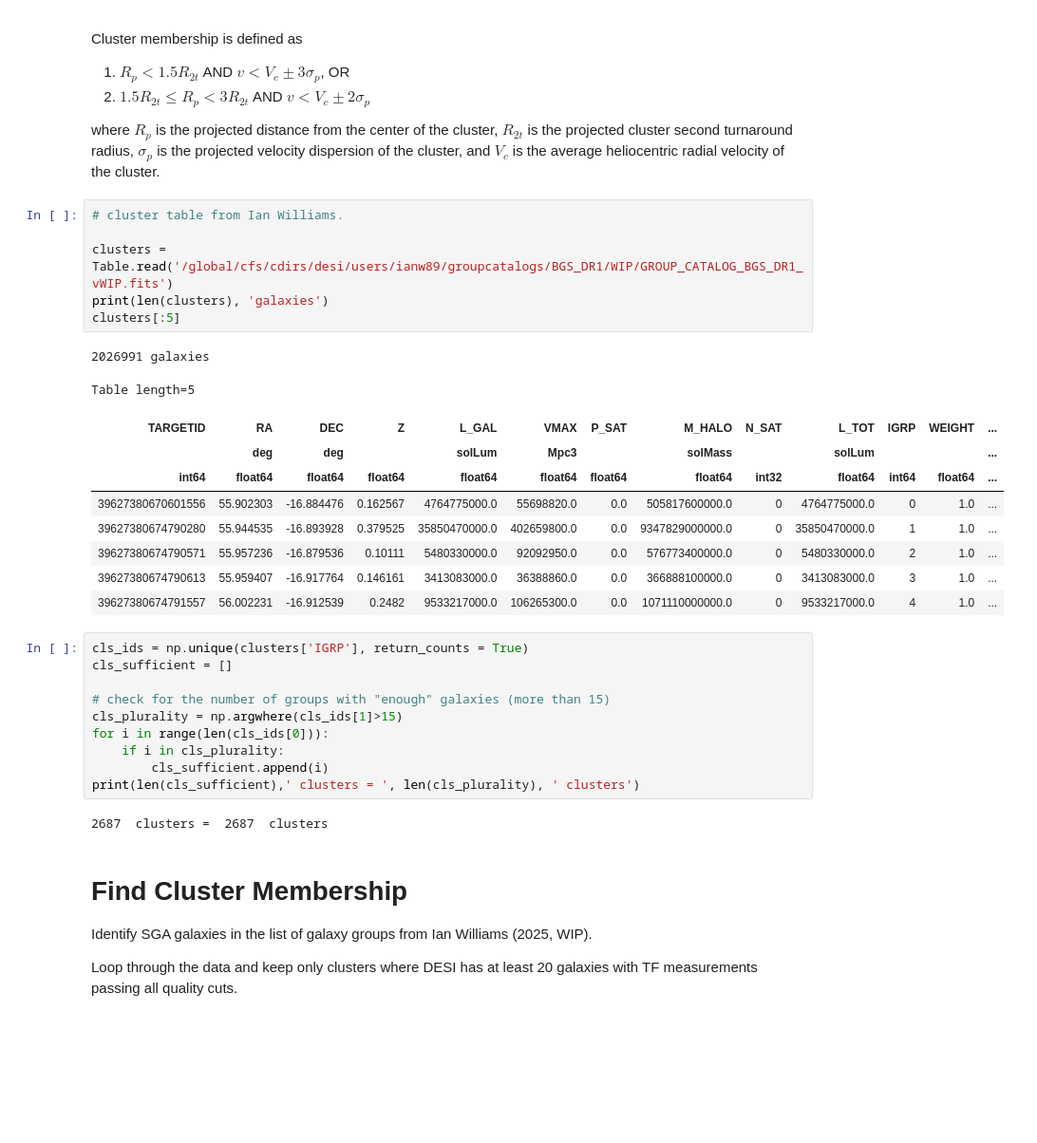
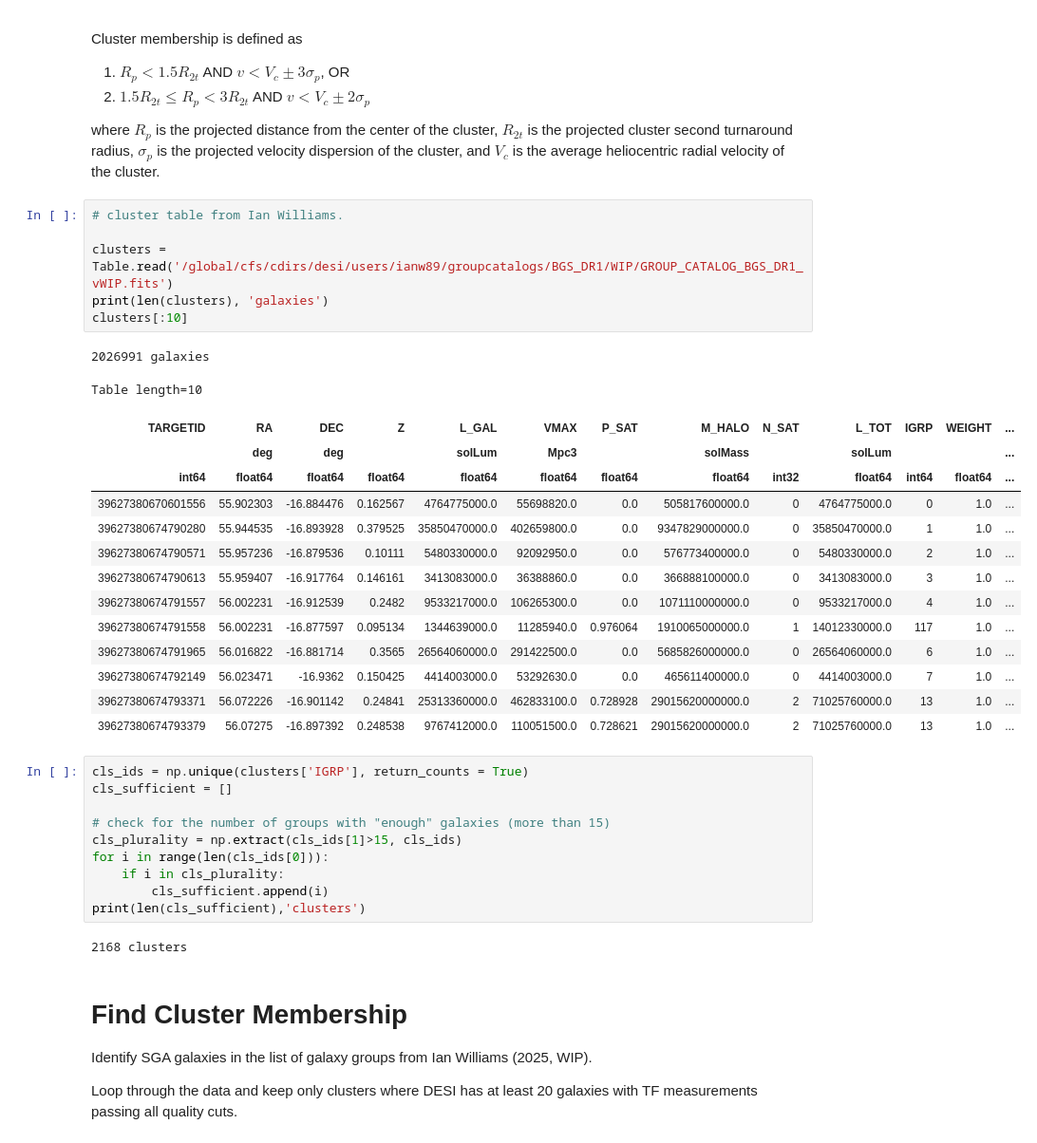
Before and after one commit to DESI-UR/DESI_SGA, a Jupyter notebook: TF/Y1/TF_Y1_cluster_calibration_MJ-DESI.ipynb, the cells around one changed output. Shown at 95% size. Drawn from its saved outputs; the diff is of its cells as text; blank space fills up the shorter version.

```diff
--- a/TF/Y1/TF_Y1_cluster_calibration_MJ-DESI.ipynb
+++ b/TF/Y1/TF_Y1_cluster_calibration_MJ-DESI.ipynb
@@ -400,32 +400,37 @@ where $R_p$ is the projected distance from the center of the cluster, $R_{2t}$ i
 # %%
 # cluster table from Ian Williams.
 
 clusters = Table.read('/global/cfs/cdirs/desi/users/ianw89/groupcatalogs/BGS_DR1/WIP/GROUP_CATALOG_BGS_DR1_vWIP.fits')
 print(len(clusters), 'galaxies')
-clusters[:5]
+clusters[:10]
 # %% [output]
 2026991 galaxies
-Table length=5
+Table length=10
 | TARGETID | RA | DEC | Z | L_GAL | VMAX | P_SAT | M_HALO | N_SAT | L_TOT | IGRP | WEIGHT | ... |
 |  | deg | deg |  | solLum | Mpc3 |  | solMass |  | solLum |  |  | ... |
 | int64 | float64 | float64 | float64 | float64 | float64 | float64 | float64 | int32 | float64 | int64 | float64 | ... |
 | 39627380670601556 | 55.902303 | -16.884476 | 0.162567 | 4764775000.0 | 55698820.0 | 0.0 | 505817600000.0 | 0 | 4764775000.0 | 0 | 1.0 | ... |
 | 39627380674790280 | 55.944535 | -16.893928 | 0.379525 | 35850470000.0 | 402659800.0 | 0.0 | 9347829000000.0 | 0 | 35850470000.0 | 1 | 1.0 | ... |
 | 39627380674790571 | 55.957236 | -16.879536 | 0.10111 | 5480330000.0 | 92092950.0 | 0.0 | 576773400000.0 | 0 | 5480330000.0 | 2 | 1.0 | ... |
 | 39627380674790613 | 55.959407 | -16.917764 | 0.146161 | 3413083000.0 | 36388860.0 | 0.0 | 366888100000.0 | 0 | 3413083000.0 | 3 | 1.0 | ... |
 | 39627380674791557 | 56.002231 | -16.912539 | 0.2482 | 9533217000.0 | 106265300.0 | 0.0 | 1071110000000.0 | 0 | 9533217000.0 | 4 | 1.0 | ... |
+| 39627380674791558 | 56.002231 | -16.877597 | 0.095134 | 1344639000.0 | 11285940.0 | 0.976064 | 1910065000000.0 | 1 | 14012330000.0 | 117 | 1.0 | ... |
+| 39627380674791965 | 56.016822 | -16.881714 | 0.3565 | 26564060000.0 | 291422500.0 | 0.0 | 5685826000000.0 | 0 | 26564060000.0 | 6 | 1.0 | ... |
+| 39627380674792149 | 56.023471 | -16.9362 | 0.150425 | 4414003000.0 | 53292630.0 | 0.0 | 465611400000.0 | 0 | 4414003000.0 | 7 | 1.0 | ... |
+| 39627380674793371 | 56.072226 | -16.901142 | 0.24841 | 25313360000.0 | 462833100.0 | 0.728928 | 29015620000000.0 | 2 | 71025760000.0 | 13 | 1.0 | ... |
+| 39627380674793379 | 56.07275 | -16.897392 | 0.248538 | 9767412000.0 | 110051500.0 | 0.728621 | 29015620000000.0 | 2 | 71025760000.0 | 13 | 1.0 | ... |
 # %%
 cls_ids = np.unique(clusters['IGRP'], return_counts = True)
 cls_sufficient = []
 
 # check for the number of groups with "enough" galaxies (more than 15)
-cls_plurality = np.argwhere(cls_ids[1]>15)
+cls_plurality = np.extract(cls_ids[1]>15, cls_ids)
 for i in range(len(cls_ids[0])):
     if i in cls_plurality:
         cls_sufficient.append(i)
-print(len(cls_sufficient),' clusters = ', len(cls_plurality), ' clusters')
+print(len(cls_sufficient),'clusters')
 # %% [output]
-2687  clusters =  2687  clusters
+2168 clusters
 # %% [markdown]
 # Find Cluster Membership
 
```
Also changed, not shown: parts of 7 cells of this notebook, 1 other file.
